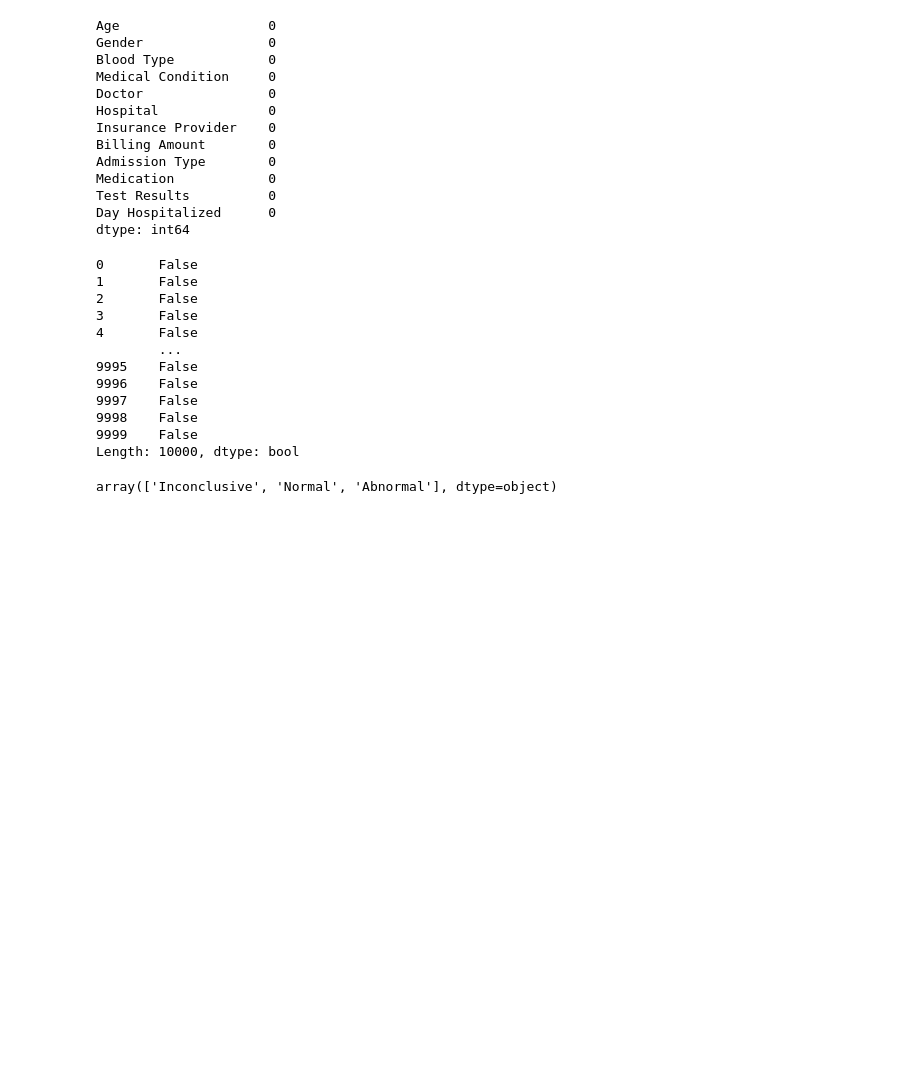
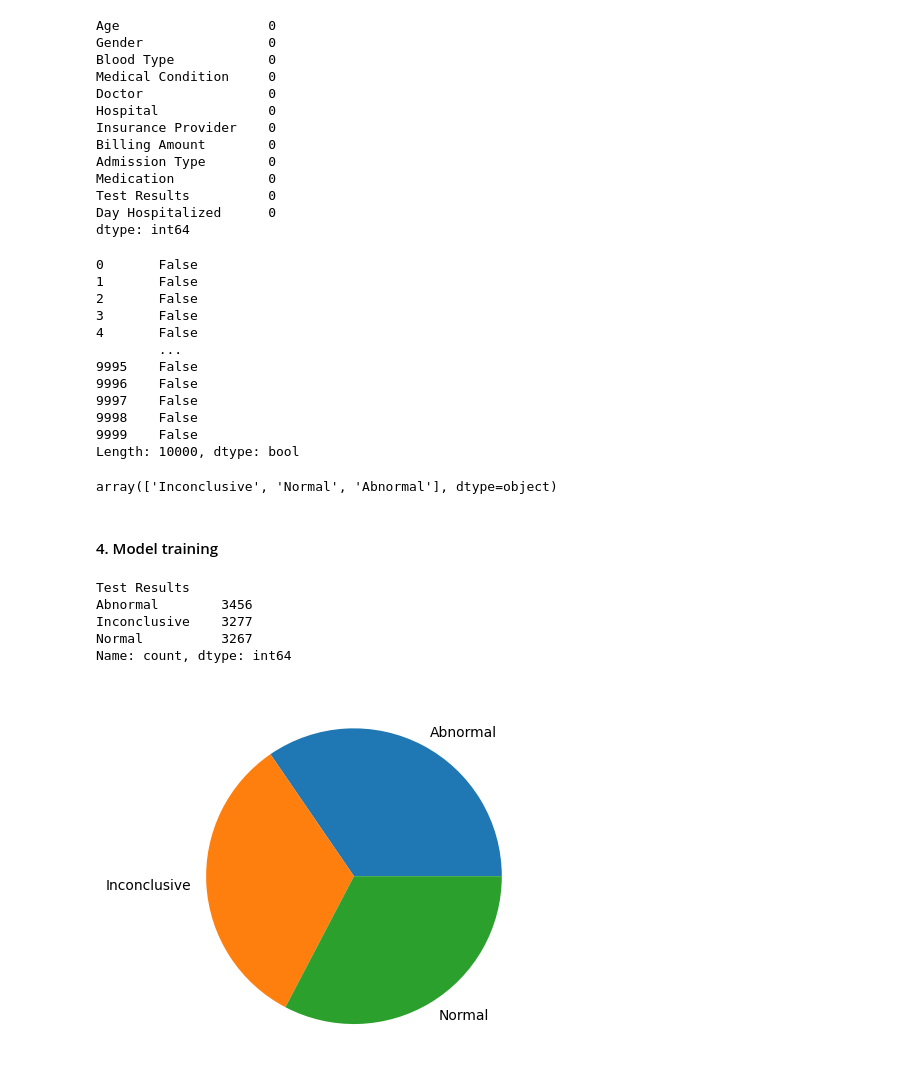
Before and after one commit to ppr22747/healthcare-dataset, a Jupyter notebook: healthcare_proj.ipynb, the cells around one changed output. Saved outputs shown, nothing was run; the diff lists cells and outputs as text; code cells hidden in the pictures; blank space fills up the shorter version.

```diff
--- a/healthcare_proj.ipynb
+++ b/healthcare_proj.ipynb
@@ -392,3 +328,21 @@ Length: 10000, dtype: bool
 health_care_df['Test Results'].unique()
 # %% [output]
 array(['Inconclusive', 'Normal', 'Abnormal'], dtype=object)
+# %% [markdown]
+#### 4. Model training
+# %%
+health_care_df['Test Results'].value_counts()
+# %% [output]
+Test Results
+Abnormal        3456
+Inconclusive    3277
+Normal          3267
+Name: count, dtype: int64
+# %%
+a = np.array([3456,3277,3267])
+mylabels=['Abnormal','Inconclusive','Normal']
+
+plt.pie(a, labels=mylabels)
+plt.show()
+# %% [output]
+[figure, added]
```
Also changed, not shown: parts of 49 cells of this notebook.
